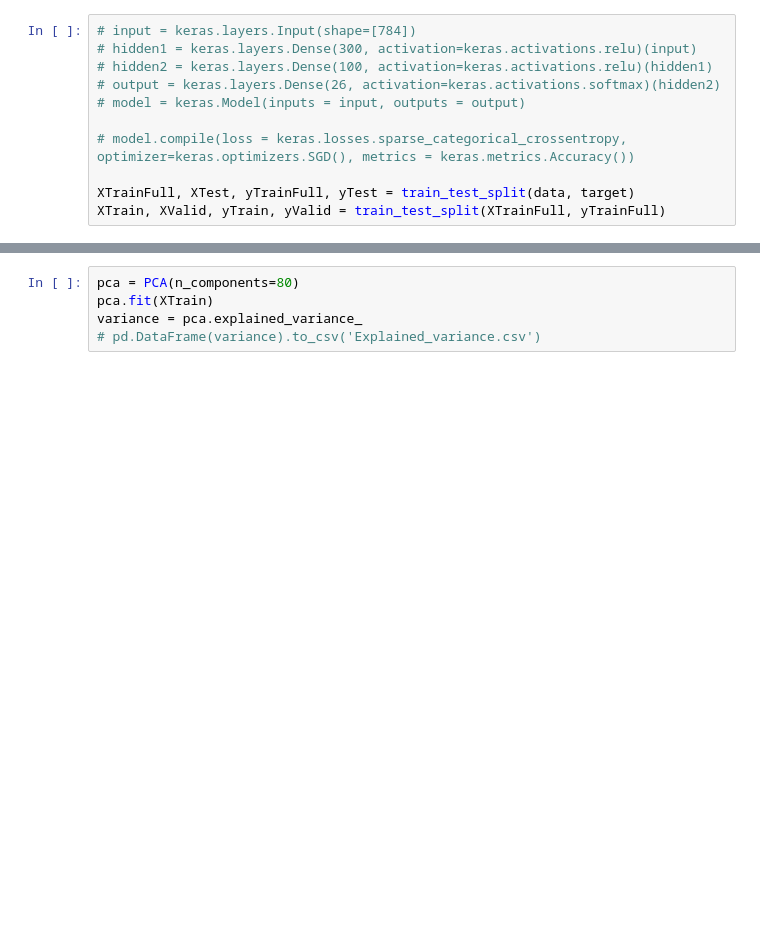
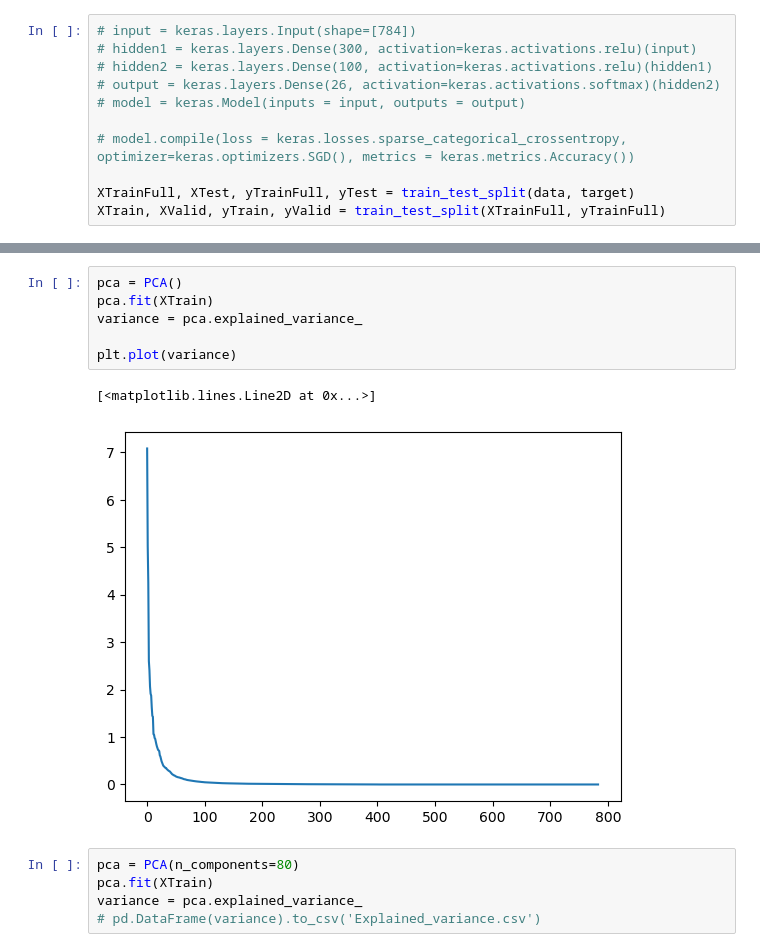
Before and after one commit to JaniShreyas/CharacterRecognitionNN, a Jupyter notebook: SingleCharacterRecog.ipynb, the cells around one changed output, grey strips where cells are left out. Cells and saved outputs as stored; diff of their text form; blank space fills up the shorter version.

```diff
--- a/SingleCharacterRecog.ipynb
+++ b/SingleCharacterRecog.ipynb
@@ -128,3 +128,12 @@ print(yTest[:3])
+# %%
+pca = PCA()
+pca.fit(XTrain)
+variance = pca.explained_variance_
+
+plt.plot(variance)
+# %% [output]
+[<matplotlib.lines.Line2D at 0x...>]
+[figure, added]
 # %%
 pca = PCA(n_components=80)
 pca.fit(XTrain)
```
Also changed, not shown: parts of 12 cells of this notebook, 2 other files.
